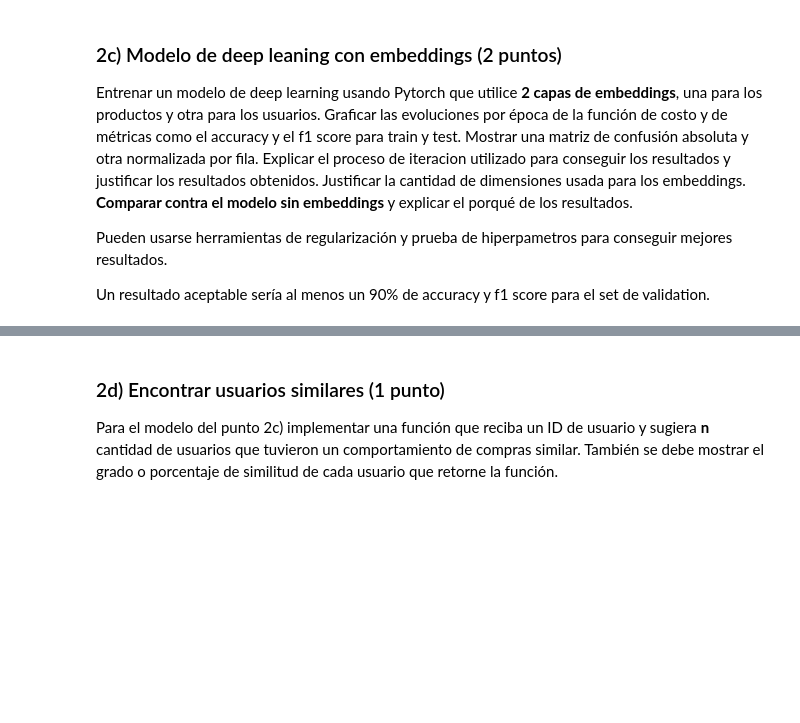
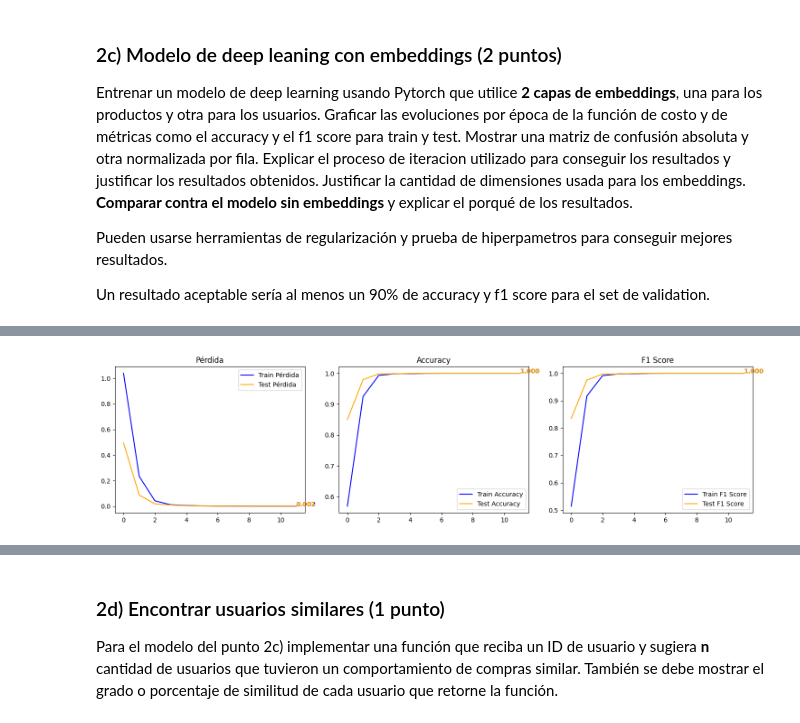
Before and after one commit to emiliano-ipa/CEIA-DeepLearning-TPs, a Jupyter notebook: Emiliano_Iparraguirre_DL_TP1_Co20.ipynb, the cells around one changed output, grey strips where cells are left out. Saved outputs shown, nothing was run; the diff lists cells and outputs as text; code cells hidden in the pictures; blank space fills up the shorter version.

Commit message:
Puntos del 2b al 2d listos

```diff
--- a/Emiliano_Iparraguirre_DL_TP1_Co20.ipynb
+++ b/Emiliano_Iparraguirre_DL_TP1_Co20.ipynb
@@ -1227,0 +1610,19 @@ Un resultado aceptable sería al menos un 90% de accuracy y f1 score para el set
+# %%
+class EmbeddingDataset(Dataset):
+    def __init__(self, user_ids, product_ids, X, y):
+        self.user_ids = user_ids
+        self.product_ids = product_ids
+        self.X = X
+        self.y = y
+
+    def __len__(self):
+        return len(self.X)
+
+    def __getitem__(self, idx):
+        return self.user_ids[idx], self.product_ids[idx], self.X[idx], self.y[idx]
+
+train_dataset = EmbeddingDataset(user_train, prod_train, X_train, y_train)
+test_dataset = EmbeddingDataset(user_test, prod_test, X_test, y_test)
+
+train_loader = DataLoader(train_dataset, batch_size=64, shuffle=True)
+test_loader = DataLoader(test_dataset, batch_size=64, shuffle=False)
@@ -1227,0 +1740,23 @@ Un resultado aceptable sería al menos un 90% de accuracy y f1 score para el set
+# %%
+plt.figure(figsize=(15, 4))
+
+def plot_with_label(subplot_pos, train_hist, test_hist, title):
+    plt.subplot(1, 3, subplot_pos)
+    plt.plot(train_hist, label=f"Train {title}", color="blue")
+    plt.plot(test_hist, label=f"Test {title}", color="orange")
+
+    # Etiquetas en el último punto
+    plt.text(len(train_hist)-1, train_hist[-1], f"{train_hist[-1]:.3f}", color="blue", fontsize=10, weight="bold")
+    plt.text(len(test_hist)-1, test_hist[-1], f"{test_hist[-1]:.3f}", color="orange", fontsize=10, weight="bold")
+
+    plt.title(title)
+    plt.legend()
+
+plot_with_label(1, train_loss_hist, test_loss_hist, "Pérdida")
+plot_with_label(2, train_acc_hist, test_acc_hist, "Accuracy")
+plot_with_label(3, train_f1_hist, test_f1_hist, "F1 Score")
+
+plt.tight_layout()
+plt.show()
+# %% [output]
+[figure, added]
```
Also changed, not shown: parts of 35 cells of this notebook.
